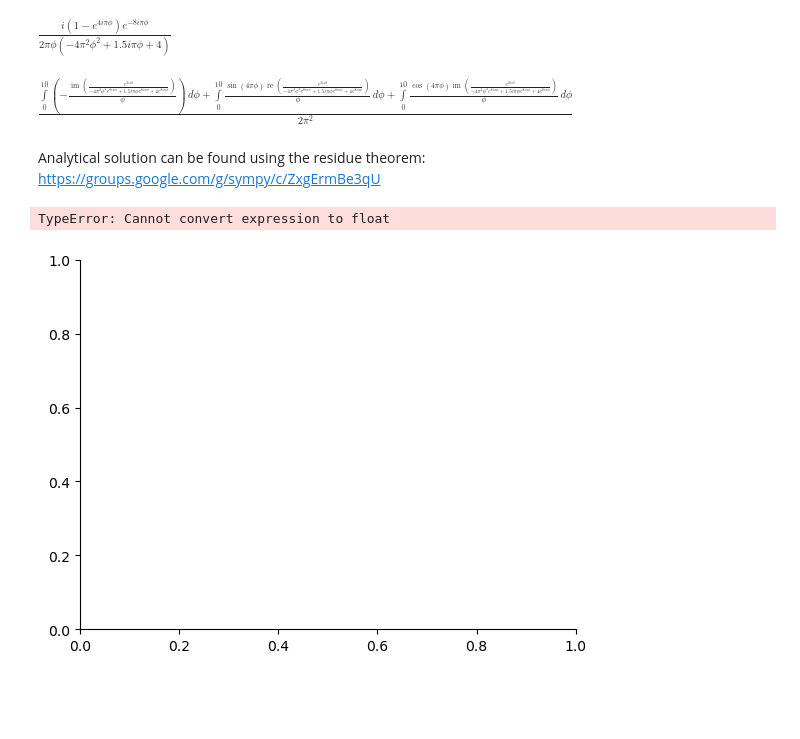
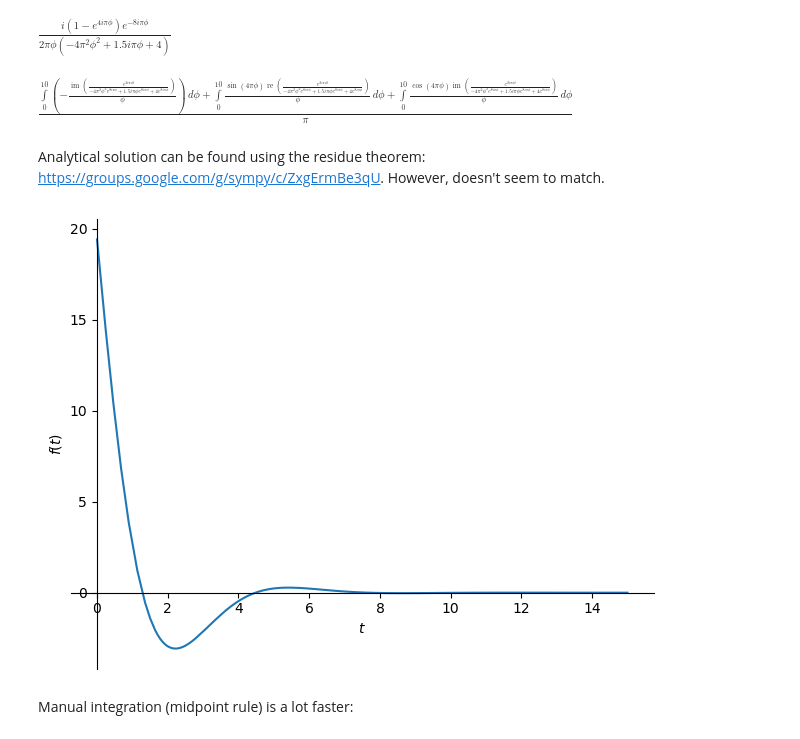
Before and after one commit to TeachBooks/sympy_mechanics, a Jupyter notebook: Examples_Dynamics_of_Structures/CIE_4140_Lecture_3_4_Python.ipynb, the cells around one changed output. Drawn from its saved outputs; the diff is of its cells as text; code cells hidden in the pictures; blank space fills up the shorter version.

```diff
--- a/Examples_Dynamics_of_Structures/CIE_4140_Lecture_3_4_Python.ipynb
+++ b/Examples_Dynamics_of_Structures/CIE_4140_Lecture_3_4_Python.ipynb
@@ -100,14 +152,21 @@ display(solution_in_frequency_domain_numeric)
 # %% [output]
 $\displaystyle \frac{i \left(1 - e^{4 i \pi \phi}\right) e^{- 8 i \pi \phi}}{2 \pi \phi \left(- 4 \pi^{2} \phi^{2} + 1.5 i \pi \phi + 4\right)}$
 # %%
-solution_numeric = 1 / sp.pi * sp.integrate(sp.re(solution_in_frequency_domain_numeric*sp.exp(sp.I*2*phi*t)),(phi,0,10))
+solution_numeric = 2 * sp.integrate(sp.re(solution_in_frequency_domain_numeric*sp.exp(sp.I*2*sp.pi*phi*t)),(phi,0,10))
 display(solution_numeric)
 # %% [output]
-$\displaystyle \frac{\int\limits_{0}^{10} \left(- \frac{\operatorname{im}{\left(\frac{e^{2 i \phi t}}{- 4 \pi^{2} \phi^{2} e^{8 i \pi \phi} + 1.5 i \pi \phi e^{8 i \pi \phi} + 4 e^{8 i \pi \phi}}\right)}}{\phi}\right)\, d\phi + \int\limits_{0}^{10} \frac{\sin{\left(4 \pi \phi \right)} \operatorname{re}{\left(\frac{e^{2 i \phi t}}{- 4 \pi^{2} \phi^{2} e^{8 i \pi \phi} + 1.5 i \pi \phi e^{8 i \pi \phi} + 4 e^{8 i \pi \phi}}\right)}}{\phi}\, d\phi + \int\limits_{0}^{10} \frac{\cos{\left(4 \pi \phi \right)} \operatorname{im}{\left(\frac{e^{2 i \phi t}}{- 4 \pi^{2} \phi^{2} e^{8 i \pi \phi} + 1.5 i \pi \phi e^{8 i \pi \phi} + 4 e^{8 i \pi \phi}}\right)}}{\phi}\, d\phi}{2 \pi^{2}}$
+$\displaystyle \frac{\int\limits_{0}^{10} \left(- \frac{\operatorname{im}{\left(\frac{e^{2 i \pi \phi t}}{- 4 \pi^{2} \phi^{2} e^{8 i \pi \phi} + 1.5 i \pi \phi e^{8 i \pi \phi} + 4 e^{8 i \pi \phi}}\right)}}{\phi}\right)\, d\phi + \int\limits_{0}^{10} \frac{\sin{\left(4 \pi \phi \right)} \operatorname{re}{\left(\frac{e^{2 i \pi \phi t}}{- 4 \pi^{2} \phi^{2} e^{8 i \pi \phi} + 1.5 i \pi \phi e^{8 i \pi \phi} + 4 e^{8 i \pi \phi}}\right)}}{\phi}\, d\phi + \int\limits_{0}^{10} \frac{\cos{\left(4 \pi \phi \right)} \operatorname{im}{\left(\frac{e^{2 i \pi \phi t}}{- 4 \pi^{2} \phi^{2} e^{8 i \pi \phi} + 1.5 i \pi \phi e^{8 i \pi \phi} + 4 e^{8 i \pi \phi}}\right)}}{\phi}\, d\phi}{\pi}$
 # %% [markdown]
-Analytical solution can be found using the residue theorem: https://groups.google.com/g/sympy/c/ZxgErmBe3qU
+Analytical solution can be found using the residue theorem: https://groups.google.com/g/sympy/c/ZxgErmBe3qU. However, doesn't seem to match.
-# %%
-sp.plot(solution_in_frequency_domain_numeric,(t,0,15))
-# %% [output]
-TypeError: Cannot convert expression to float
-[figure, removed]
+# %%
+w_r = sp.sqrt(247)/16
+w_i = 3/4
+integral = sp.exp(-w_i*tau)*(w_i*sp.sin(w_r*tau)+w_r*sp.cos(w_r*t))
+solution_numeric_1 = 16 / sp.sqrt(247) * -1 / (w_r**2+w_i**2) * (integral.subs(tau,t-2)-integral.subs(tau,t-4))
+solution_numeric_2 = 16 / sp.sqrt(247) * -1 / (w_r**2+w_i**2) * (integral.subs(tau,t-2)-integral.subs(tau,0))
+# %%
+sp.plot(solution_numeric_1,(t,0,15));
+# %% [output]
+[figure, added]
+# %% [markdown]
+Manual integration (midpoint rule) is a lot faster:
```
Also changed, not shown: parts of 18 cells of this notebook.
